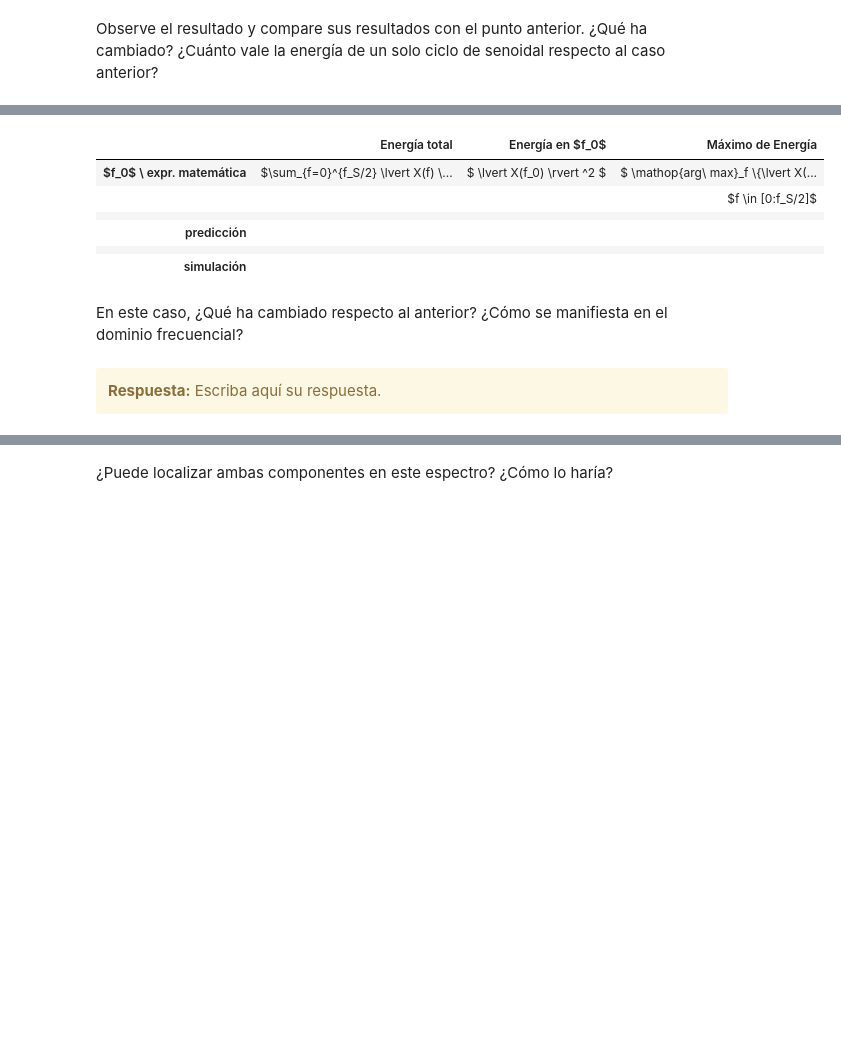
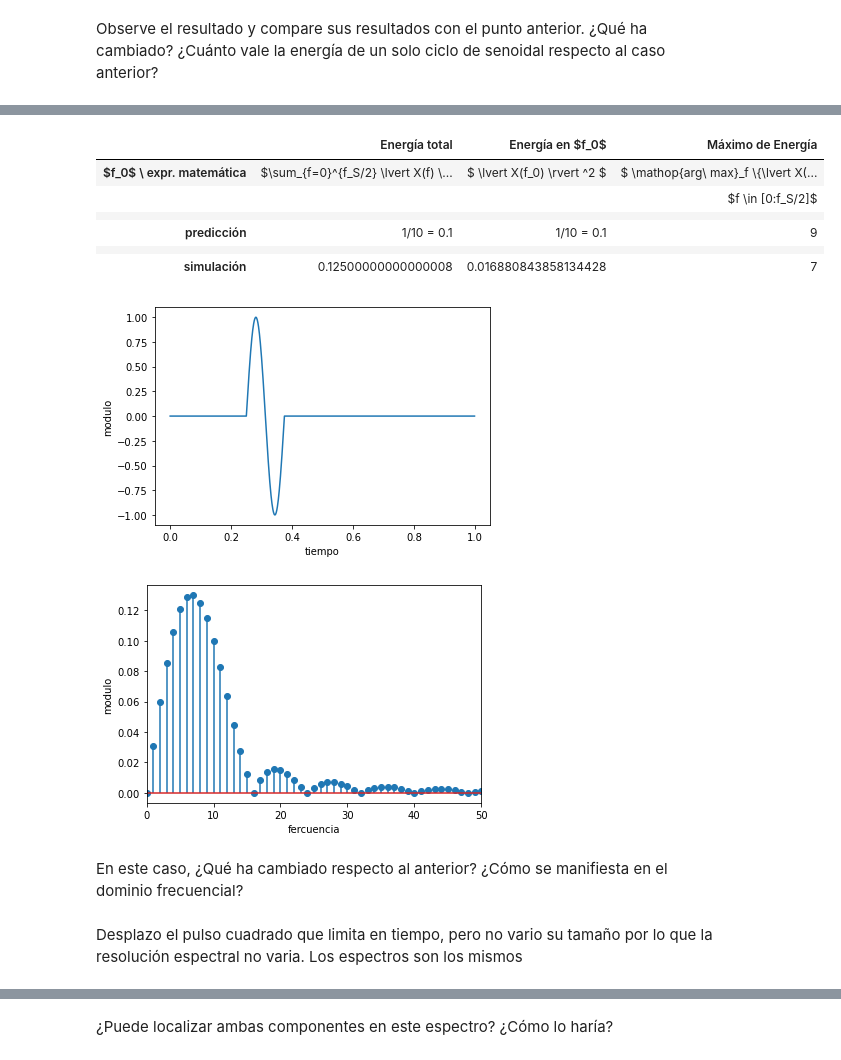
Before and after one commit to FabianVillada/PDS_TPs, a Jupyter notebook: TP1_Muestreo_Fourier.ipynb, the cells around one changed output, grey strips where cells are left out. Drawn from its saved outputs; the diff is of its cells as text; code cells hidden in the pictures; blank space fills up the shorter version.

```diff
--- a/TP1_Muestreo_Fourier.ipynb
+++ b/TP1_Muestreo_Fourier.ipynb
@@ -781,37 +857,60 @@ Observe el resultado y compare sus resultados con el punto anterior. ¿Qué ha c
 # %%
 #######################################
 # Tu simulación que genere resultados #
 #######################################
 
 tus_resultados = [ ['$\sum_{f=0}^{f_S/2} \lvert X(f) \rvert ^2$', '$ \lvert X(f_0) \rvert ^2 $', '$ \mathop{arg\ max}_f \{\lvert X(f) \rvert ^2\} $'],
                    ['',                                     '',                           '$f \in [0:f_S/2]$'],
                   ['', '', ''],
-                  ['', '', ''], # <-- completar acá
+                  ['1/10 = 0.1', '1/10 = 0.1', '9'], # <-- completar acá
                   ['', '', ''],
-                  ['', '', '']  # <-- completar acá
+                  #['', '', '']  # <-- completar acá
                  ]
+
+tt , xx = generador_senoidal(fs , f0 , N , a0 , p0)
+xx[:int(2*N/f0)] = 0
+xx[int(3*N/f0):] = 0
+
+fftxx = fft(xx)
+fftxx_abs = np.abs(fftxx)/(Norma)
+freq = np.arange( 0 , fs , fs/N)
+
+plt.figure(1)
+plt.plot(tt , xx)
+plt.xlabel('tiempo')
+plt.ylabel('modulo')
+
+plt.figure(2)
+plt.stem(freq , fftxx_abs , use_line_collection = True)
+plt.xlim(0, 50)
+plt.xlabel('fercuencia')
+plt.ylabel('modulo')
+
+tus_resultados.append([str(np.sum(fftxx_abs**2)/2 ),str(fftxx_abs[arg]**2), str(np.argmax(fftxx_abs))])
+
+
 df = DataFrame(tus_resultados, columns=['Energía total', 'Energía en $f_0$', 'Máximo de Energía'],
                index=['$f_0$ \ expr. matemática',
                       '',
                       '',
                       'predicción',
                       '',
                       'simulación'])
 HTML(df.to_html())
 # %% [output]
 |  | Energía total | Energía en $f_0$ | Máximo de Energía |
 | $f_0$ \ expr. matemática | $\sum_{f=0}^{f_S/2} \lvert X(f) \... | $ \lvert X(f_0) \rvert ^2 $ | $ \mathop{arg\ max}_f \{\lvert X(... |
 |  |  |  | $f \in [0:f_S/2]$ |
 |  |  |  |  |
-| predicción |  |  |  |
+| predicción | 1/10 = 0.1 | 1/10 = 0.1 | 9 |
 |  |  |  |  |
-| simulación |  |  |  |
+| simulación | 0.12500000000000008 | 0.016880843858134428 | 7 |
+[figure, added]
+[figure, added]
 # %% [markdown]
 En este caso, ¿Qué ha cambiado respecto al anterior? ¿Cómo se manifiesta en el dominio frecuencial?
-# %% [markdown]
-<div class="alert alert-block alert-warning">
-<b>Respuesta:</b> Escriba aquí su respuesta.
-</div>
+# %% [markdown]
+Desplazo el pulso cuadrado que limita en tiempo, pero no vario su tamaño por lo que la resolución espectral no varia. Los espectros son los mismos
 # %% [markdown]
 <table width="80%" cellpadding="7" cellspacing="0">
 	<col width="50%">
```
Also changed, not shown: parts of 12 cells of this notebook.
